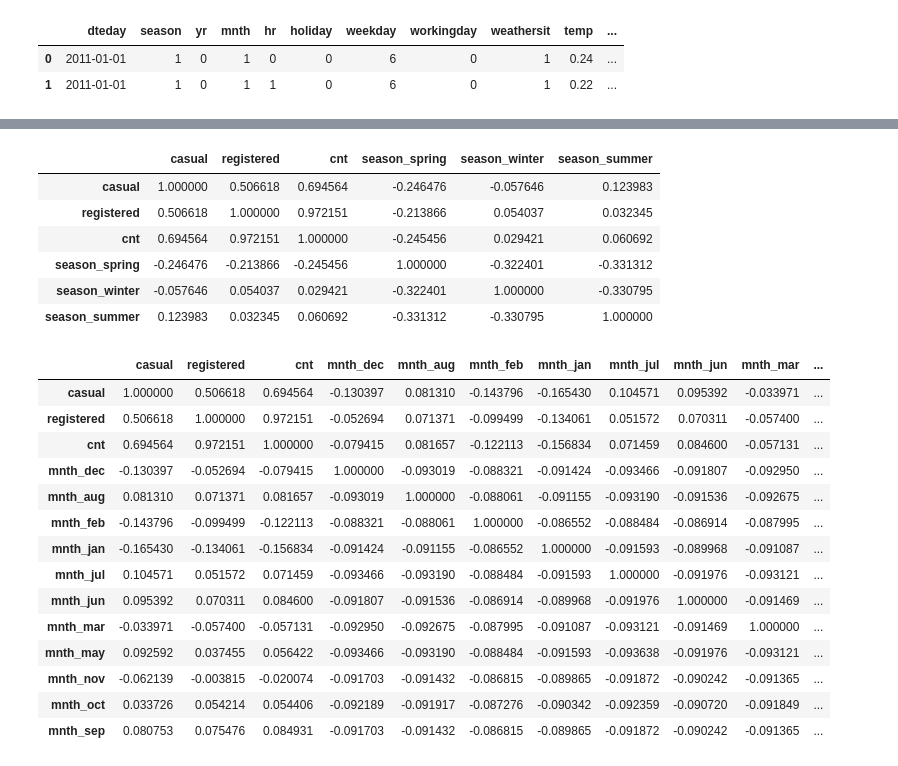
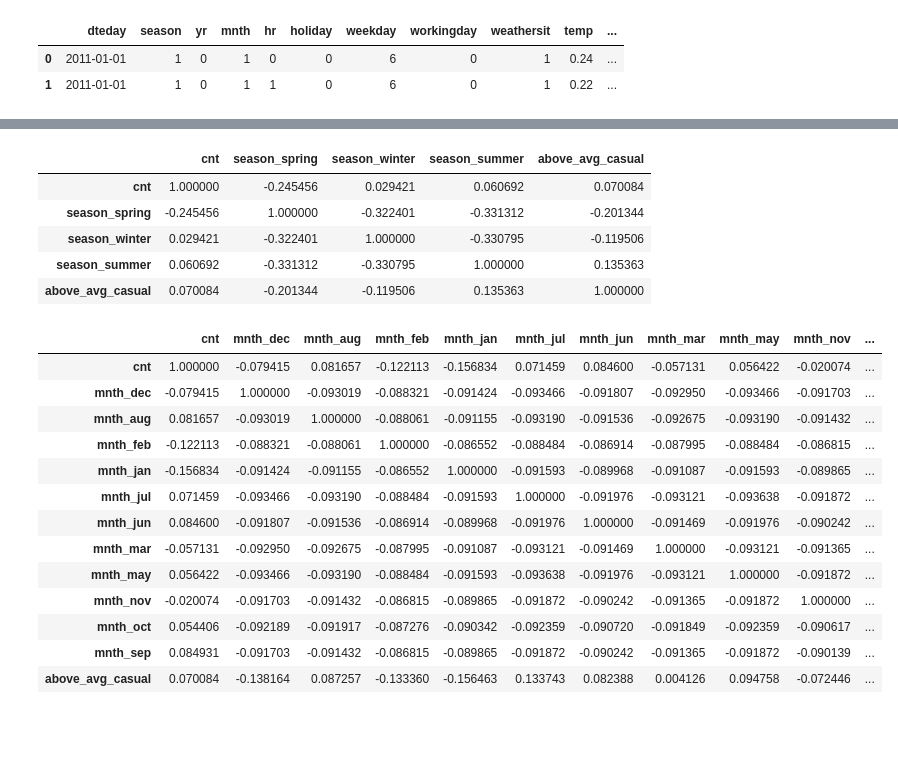
Before and after one commit to mzhou356/bike-sharing-regression, a Jupyter notebook: biking-sharing-eda.ipynb, the cells around one changed output, grey strips where cells are left out. Drawn from its saved outputs; the diff is of its cells as text; code cells hidden in the pictures; blank space fills up the shorter version.

```diff
--- a/biking-sharing-eda.ipynb
+++ b/biking-sharing-eda.ipynb
@@ -110,0 +98,20 @@ Index(['dteday', 'temp', 'atemp', 'hum', 'windspeed', 'casual', 'registered',
+# %%
+def convert_to_prop(df, colnames):
+    '''
+    inputs:
+    df: pandas dataframe
+    colnames: a list of colnames for calculation proportions
+              order of names: subset1, subset2, total
+    returns:
+    a dataframe with two new colnames with proportions
+    '''
+    props_subset1 = []
+    props_subset2 = []
+    for i, row in df.iterrows():
+        props_subset1.append(row[colnames[0]]/row[colnames[2]])
+        props_subset2.append(row[colnames[1]]/row[colnames[2]])
+    return pd.DataFrame({colnames[0]: props_subset1,colnames[1]: props_subset2})
+# %%
+props_users = convert_to_prop(bikes_df, ['casual','registered','cnt'])
+props_users.describe()
+# if casual user is more than average, we will say more casual users than usual
@@ -110,0 +128,8 @@ Index(['dteday', 'temp', 'atemp', 'hum', 'windspeed', 'casual', 'registered',
+# %%
+# create a binary outcome col for logistic regression
+# cut off is at 0.2 then above average casual user
+# 0 is no and 1 is yes
+bikes_df['above_avg_casual'] = np.where(props_users.casual > 0.2, 1,0)
+# binary target
+bikes_df.above_avg_casual.value_counts()
+# an imbalance in class so we will play with sampling when perform logistic regression
@@ -111 +140,4 @@ Index(['dteday', 'temp', 'atemp', 'hum', 'windspeed', 'casual', 'registered',
+# %%
+# drop casual and registered colnames
+bikes_df.drop(columns=['casual','registered'], inplace = True)
 # %%
@@ -125,36 +156,33 @@ bikes_df.drop(columns=['atemp'], inplace = True)
 bikes_df.set_index('dteday',inplace=True)
 # %%
 # look seasonality or month for features
-bikes_df[['casual', 'registered', 'cnt',
-       'season_spring', 'season_winter', 'season_summer']].corr()
+bikes_df[['cnt','season_spring', 'season_winter', 'season_summer','above_avg_casual']].corr()
 # %% [output]
-|  | casual | registered | cnt | season_spring | season_winter | season_summer |
-| casual | 1.000000 | 0.506618 | 0.694564 | -0.246476 | -0.057646 | 0.123983 |
-| registered | 0.506618 | 1.000000 | 0.972151 | -0.213866 | 0.054037 | 0.032345 |
-| cnt | 0.694564 | 0.972151 | 1.000000 | -0.245456 | 0.029421 | 0.060692 |
-| season_spring | -0.246476 | -0.213866 | -0.245456 | 1.000000 | -0.322401 | -0.331312 |
-| season_winter | -0.057646 | 0.054037 | 0.029421 | -0.322401 | 1.000000 | -0.330795 |
-| season_summer | 0.123983 | 0.032345 | 0.060692 | -0.331312 | -0.330795 | 1.000000 |
+|  | cnt | season_spring | season_winter | season_summer | above_avg_casual |
+| cnt | 1.000000 | -0.245456 | 0.029421 | 0.060692 | 0.070084 |
+| season_spring | -0.245456 | 1.000000 | -0.322401 | -0.331312 | -0.201344 |
+| season_winter | 0.029421 | -0.322401 | 1.000000 | -0.330795 | -0.119506 |
+| season_summer | 0.060692 | -0.331312 | -0.330795 | 1.000000 | 0.135363 |
+| above_avg_casual | 0.070084 | -0.201344 | -0.119506 | 0.135363 | 1.000000 |
 # %%
-bikes_df[['casual', 'registered', 'cnt','mnth_dec','mnth_aug', 'mnth_feb',
+bikes_df[['cnt','mnth_dec','mnth_aug', 'mnth_feb',
           'mnth_jan', 'mnth_jul', 'mnth_jun', 'mnth_mar','mnth_may', 'mnth_nov',
-          'mnth_oct', 'mnth_sep',]].corr()
+          'mnth_oct', 'mnth_sep','above_avg_casual']].corr()
 # %% [output]
-|  | casual | registered | cnt | mnth_dec | mnth_aug | mnth_feb | mnth_jan | mnth_jul | mnth_jun | mnth_mar | ... |
-| casual | 1.000000 | 0.506618 | 0.694564 | -0.130397 | 0.081310 | -0.143796 | -0.165430 | 0.104571 | 0.095392 | -0.033971 | ... |
-| registered | 0.506618 | 1.000000 | 0.972151 | -0.052694 | 0.071371 | -0.099499 | -0.134061 | 0.051572 | 0.070311 | -0.057400 | ... |
-| cnt | 0.694564 | 0.972151 | 1.000000 | -0.079415 | 0.081657 | -0.122113 | -0.156834 | 0.071459 | 0.084600 | -0.057131 | ... |
-| mnth_dec | -0.130397 | -0.052694 | -0.079415 | 1.000000 | -0.093019 | -0.088321 | -0.091424 | -0.093466 | -0.091807 | -0.092950 | ... |
-| mnth_aug | 0.081310 | 0.071371 | 0.081657 | -0.093019 | 1.000000 | -0.088061 | -0.091155 | -0.093190 | -0.091536 | -0.092675 | ... |
-| mnth_feb | -0.143796 | -0.099499 | -0.122113 | -0.088321 | -0.088061 | 1.000000 | -0.086552 | -0.088484 | -0.086914 | -0.087995 | ... |
-| mnth_jan | -0.165430 | -0.134061 | -0.156834 | -0.091424 | -0.091155 | -0.086552 | 1.000000 | -0.091593 | -0.089968 | -0.091087 | ... |
-| mnth_jul | 0.104571 | 0.051572 | 0.071459 | -0.093466 | -0.093190 | -0.088484 | -0.091593 | 1.000000 | -0.091976 | -0.093121 | ... |
-| mnth_jun | 0.095392 | 0.070311 | 0.084600 | -0.091807 | -0.091536 | -0.086914 | -0.089968 | -0.091976 | 1.000000 | -0.091469 | ... |
-| mnth_mar | -0.033971 | -0.057400 | -0.057131 | -0.092950 | -0.092675 | -0.087995 | -0.091087 | -0.093121 | -0.091469 | 1.000000 | ... |
-| mnth_may | 0.092592 | 0.037455 | 0.056422 | -0.093466 | -0.093190 | -0.088484 | -0.091593 | -0.093638 | -0.091976 | -0.093121 | ... |
-| mnth_nov | -0.062139 | -0.003815 | -0.020074 | -0.091703 | -0.091432 | -0.086815 | -0.089865 | -0.091872 | -0.090242 | -0.091365 | ... |
-| mnth_oct | 0.033726 | 0.054214 | 0.054406 | -0.092189 | -0.091917 | -0.087276 | -0.090342 | -0.092359 | -0.090720 | -0.091849 | ... |
-| mnth_sep | 0.080753 | 0.075476 | 0.084931 | -0.091703 | -0.091432 | -0.086815 | -0.089865 | -0.091872 | -0.090242 | -0.091365 | ... |
+|  | cnt | mnth_dec | mnth_aug | mnth_feb | mnth_jan | mnth_jul | mnth_jun | mnth_mar | mnth_may | mnth_nov | ... |
+| cnt | 1.000000 | -0.079415 | 0.081657 | -0.122113 | -0.156834 | 0.071459 | 0.084600 | -0.057131 | 0.056422 | -0.020074 | ... |
+| mnth_dec | -0.079415 | 1.000000 | -0.093019 | -0.088321 | -0.091424 | -0.093466 | -0.091807 | -0.092950 | -0.093466 | -0.091703 | ... |
+| mnth_aug | 0.081657 | -0.093019 | 1.000000 | -0.088061 | -0.091155 | -0.093190 | -0.091536 | -0.092675 | -0.093190 | -0.091432 | ... |
+| mnth_feb | -0.122113 | -0.088321 | -0.088061 | 1.000000 | -0.086552 | -0.088484 | -0.086914 | -0.087995 | -0.088484 | -0.086815 | ... |
+| mnth_jan | -0.156834 | -0.091424 | -0.091155 | -0.086552 | 1.000000 | -0.091593 | -0.089968 | -0.091087 | -0.091593 | -0.089865 | ... |
+| mnth_jul | 0.071459 | -0.093466 | -0.093190 | -0.088484 | -0.091593 | 1.000000 | -0.091976 | -0.093121 | -0.093638 | -0.091872 | ... |
+| mnth_jun | 0.084600 | -0.091807 | -0.091536 | -0.086914 | -0.089968 | -0.091976 | 1.000000 | -0.091469 | -0.091976 | -0.090242 | ... |
+| mnth_mar | -0.057131 | -0.092950 | -0.092675 | -0.087995 | -0.091087 | -0.093121 | -0.091469 | 1.000000 | -0.093121 | -0.091365 | ... |
+| mnth_may | 0.056422 | -0.093466 | -0.093190 | -0.088484 | -0.091593 | -0.093638 | -0.091976 | -0.093121 | 1.000000 | -0.091872 | ... |
+| mnth_nov | -0.020074 | -0.091703 | -0.091432 | -0.086815 | -0.089865 | -0.091872 | -0.090242 | -0.091365 | -0.091872 | 1.000000 | ... |
+| mnth_oct | 0.054406 | -0.092189 | -0.091917 | -0.087276 | -0.090342 | -0.092359 | -0.090720 | -0.091849 | -0.092359 | -0.090617 | ... |
+| mnth_sep | 0.084931 | -0.091703 | -0.091432 | -0.086815 | -0.089865 | -0.091872 | -0.090242 | -0.091365 | -0.091872 | -0.090139 | ... |
+| above_avg_casual | 0.070084 | -0.138164 | 0.087257 | -0.133360 | -0.156463 | 0.133743 | 0.082388 | 0.004126 | 0.094758 | -0.072446 | ... |
 # %%
 # choose seasonality or month as higher correlation and less cols
 bikes_df.drop(columns=['mnth_dec','mnth_aug', 'mnth_feb',
```
Also changed, not shown: parts of 21 cells of this notebook, 3 other files.
